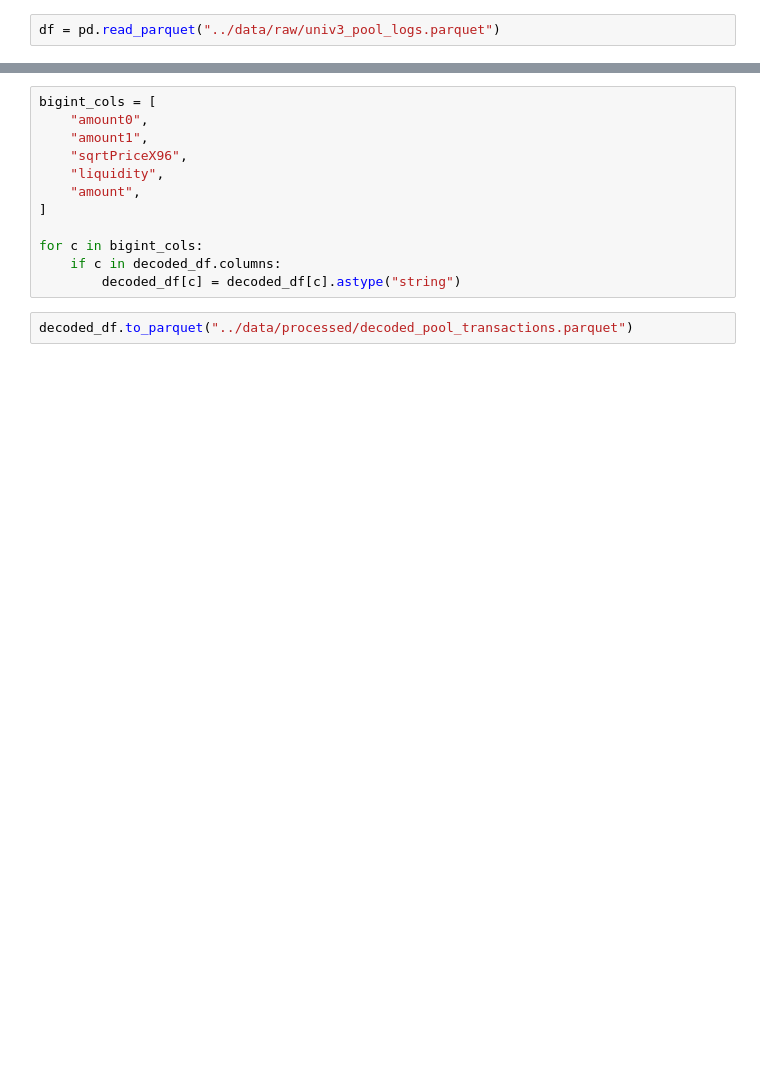
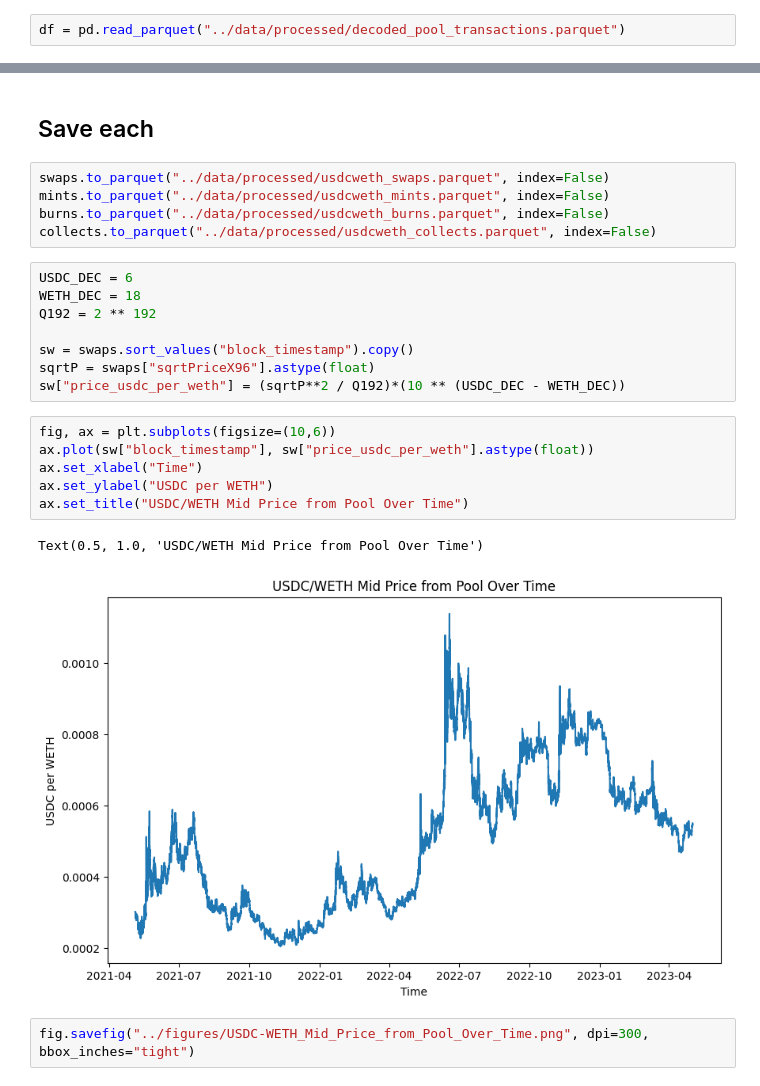
Before and after one commit to CWagamanEure/amm-microstructure-lab, a Jupyter notebook: notebooks/EDA.ipynb, the cells around one changed output, grey strips where cells are left out. Saved outputs shown, nothing was run; the diff lists cells and outputs as text; blank space fills up the shorter version.

Commit message:
Mid Price time series.

```diff
--- a/notebooks/EDA.ipynb
+++ b/notebooks/EDA.ipynb
@@ -12,2 +6,2 @@ w3 = Web3(Web3.HTTPProvider(ALC_RPC_URL))
 # %%
-df = pd.read_parquet("../data/raw/univ3_pool_logs.parquet")
+df = pd.read_parquet("../data/processed/decoded_pool_transactions.parquet")
@@ -135,14 +63,26 @@ decoded_df.head()
-# %%
-bigint_cols = [
-    "amount0",
-    "amount1",
-    "sqrtPriceX96",
-    "liquidity",
-    "amount",
-]
-
-for c in bigint_cols:
-    if c in decoded_df.columns:
-        decoded_df[c] = decoded_df[c].astype("string")
-# %%
-decoded_df.to_parquet("../data/processed/decoded_pool_transactions.parquet")
+# %% [markdown]
+## Save each
+# %%
+swaps.to_parquet("../data/processed/usdcweth_swaps.parquet", index=False)
+mints.to_parquet("../data/processed/usdcweth_mints.parquet", index=False)
+burns.to_parquet("../data/processed/usdcweth_burns.parquet", index=False)
+collects.to_parquet("../data/processed/usdcweth_collects.parquet", index=False)
+# %%
+USDC_DEC = 6
+WETH_DEC = 18
+Q192 = 2 ** 192
+
+sw = swaps.sort_values("block_timestamp").copy()
+sqrtP = swaps["sqrtPriceX96"].astype(float)
+sw["price_usdc_per_weth"] = (sqrtP**2 / Q192)*(10 ** (USDC_DEC - WETH_DEC))
+# %%
+fig, ax = plt.subplots(figsize=(10,6))
+ax.plot(sw["block_timestamp"], sw["price_usdc_per_weth"].astype(float))
+ax.set_xlabel("Time")
+ax.set_ylabel("USDC per WETH")
+ax.set_title("USDC/WETH Mid Price from Pool Over Time")
+# %% [output]
+Text(0.5, 1.0, 'USDC/WETH Mid Price from Pool Over Time')
+[figure, added]
+# %%
+fig.savefig("../figures/USDC-WETH_Mid_Price_from_Pool_Over_Time.png", dpi=300, bbox_inches="tight")
```
Also changed, not shown: parts of 16 cells of this notebook, 3 other files.
